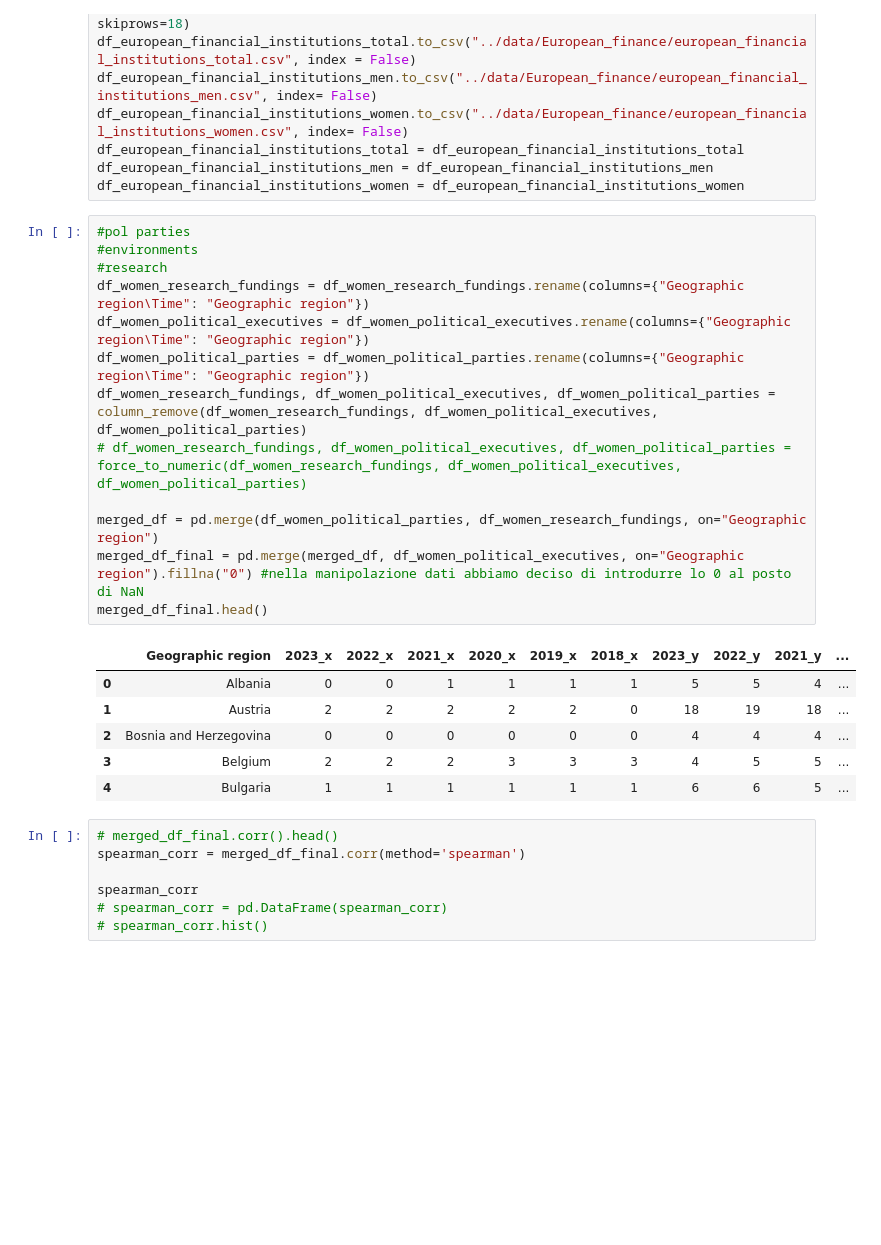
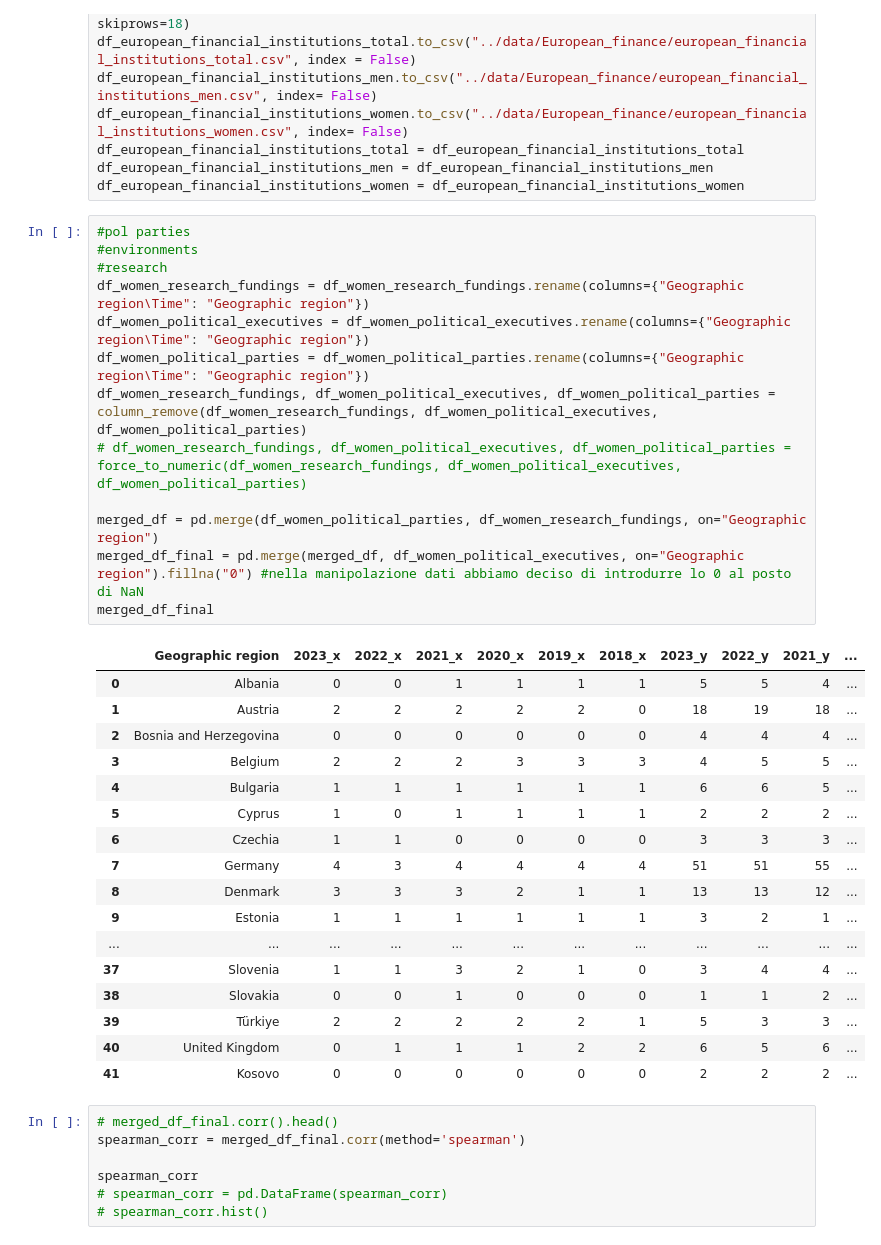
Before and after one commit to alicepicco333/wipEU, a Jupyter notebook: technical_analysis/geomashup.ipynb, the cells around one changed output. Cells and saved outputs as stored; diff of their text form; blank space fills up the shorter version.

```diff
--- a/technical_analysis/geomashup.ipynb
+++ b/technical_analysis/geomashup.ipynb
@@ -134,23 +134,34 @@ df_european_financial_institutions_women = df_european_financial_institutions_wo
 # %%
 #pol parties
 #environments
 #research
 df_women_research_fundings = df_women_research_fundings.rename(columns={"Geographic region\Time": "Geographic region"})
 df_women_political_executives = df_women_political_executives.rename(columns={"Geographic region\Time": "Geographic region"})
 df_women_political_parties = df_women_political_parties.rename(columns={"Geographic region\Time": "Geographic region"})
 df_women_research_fundings, df_women_political_executives, df_women_political_parties = column_remove(df_women_research_fundings, df_women_political_executives, df_women_political_parties)
 # df_women_research_fundings, df_women_political_executives, df_women_political_parties = force_to_numeric(df_women_research_fundings, df_women_political_executives, df_women_political_parties)
 
 merged_df = pd.merge(df_women_political_parties, df_women_research_fundings, on="Geographic region")
 merged_df_final = pd.merge(merged_df, df_women_political_executives, on="Geographic region").fillna("0") #nella manipolazione dati abbiamo deciso di introdurre lo 0 al posto di NaN
-merged_df_final.head()
+merged_df_final
 # %% [output]
 |  | Geographic region | 2023_x | 2022_x | 2021_x | 2020_x | 2019_x | 2018_x | 2023_y | 2022_y | 2021_y | ... |
 | 0 | Albania | 0 | 0 | 1 | 1 | 1 | 1 | 5 | 5 | 4 | ... |
 | 1 | Austria | 2 | 2 | 2 | 2 | 2 | 0 | 18 | 19 | 18 | ... |
 | 2 | Bosnia and Herzegovina | 0 | 0 | 0 | 0 | 0 | 0 | 4 | 4 | 4 | ... |
 | 3 | Belgium | 2 | 2 | 2 | 3 | 3 | 3 | 4 | 5 | 5 | ... |
 | 4 | Bulgaria | 1 | 1 | 1 | 1 | 1 | 1 | 6 | 6 | 5 | ... |
+| 5 | Cyprus | 1 | 0 | 1 | 1 | 1 | 1 | 2 | 2 | 2 | ... |
+| 6 | Czechia | 1 | 1 | 0 | 0 | 0 | 0 | 3 | 3 | 3 | ... |
+| 7 | Germany | 4 | 3 | 4 | 4 | 4 | 4 | 51 | 51 | 55 | ... |
+| 8 | Denmark | 3 | 3 | 3 | 2 | 1 | 1 | 13 | 13 | 12 | ... |
+| 9 | Estonia | 1 | 1 | 1 | 1 | 1 | 1 | 3 | 2 | 1 | ... |
+| ... | ... | ... | ... | ... | ... | ... | ... | ... | ... | ... | ... |
+| 37 | Slovenia | 1 | 1 | 3 | 2 | 1 | 0 | 3 | 4 | 4 | ... |
+| 38 | Slovakia | 0 | 0 | 1 | 0 | 0 | 0 | 1 | 1 | 2 | ... |
+| 39 | Türkiye | 2 | 2 | 2 | 2 | 2 | 1 | 5 | 3 | 3 | ... |
+| 40 | United Kingdom | 0 | 1 | 1 | 1 | 2 | 2 | 6 | 5 | 6 | ... |
+| 41 | Kosovo | 0 | 0 | 0 | 0 | 0 | 0 | 2 | 2 | 2 | ... |
 # %%
 # merged_df_final.corr().head()
 spearman_corr = merged_df_final.corr(method='spearman')
```
Also changed, not shown: parts of 3 cells of this notebook.
